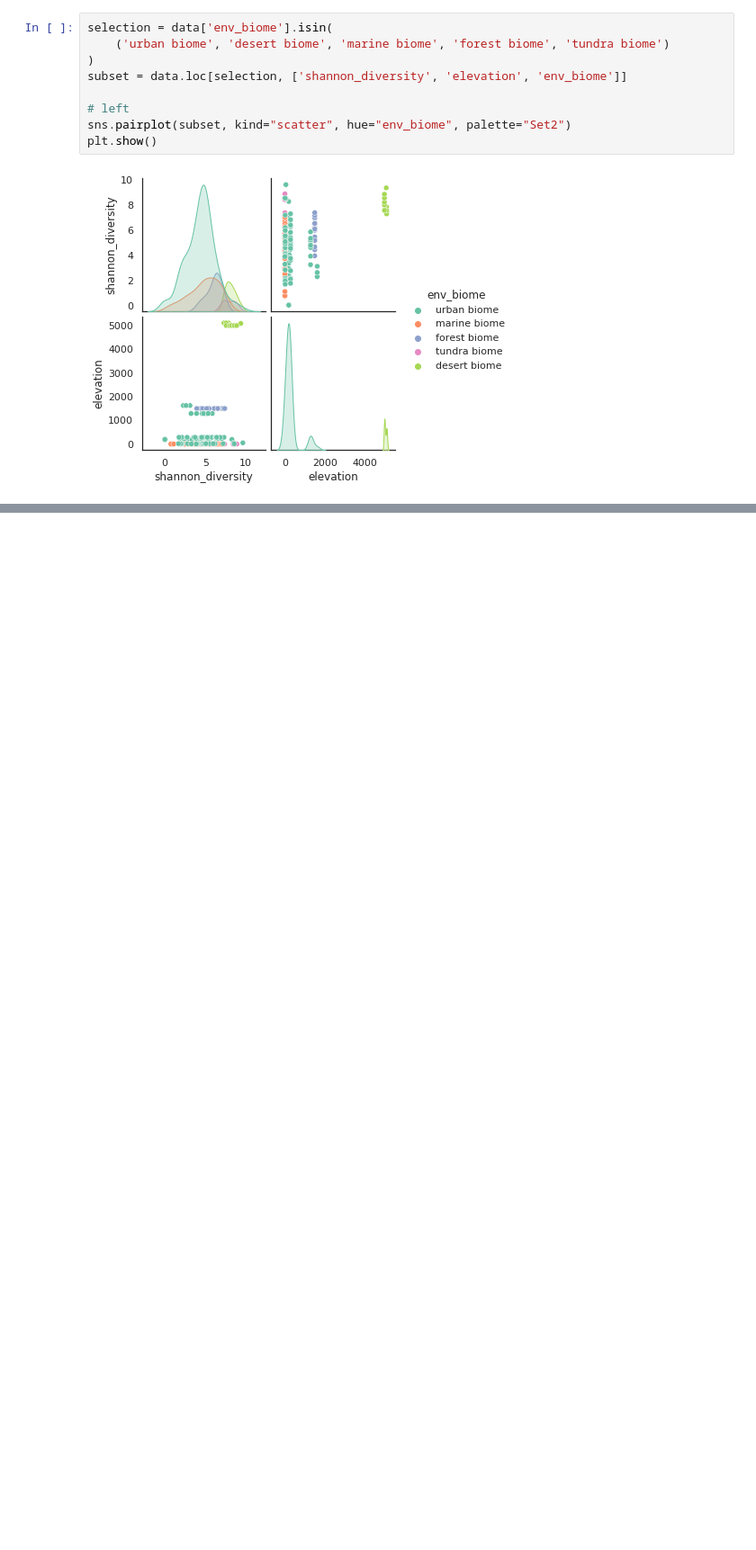
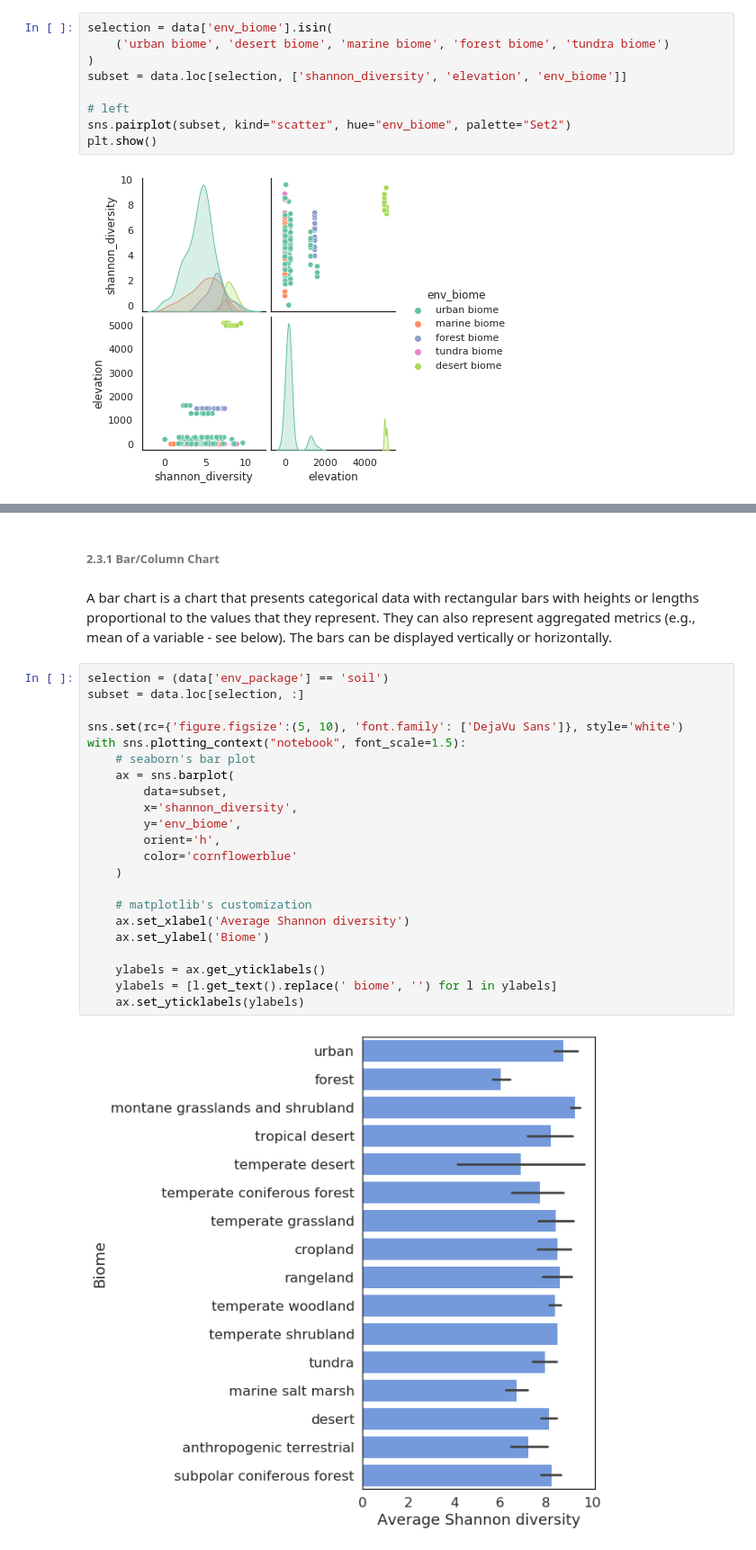
Before and after one commit to fsb-edu/DataVisualizationBook, a Jupyter notebook: DataVis_JB/chapters/chart_types.ipynb, the cells around one changed output, grey strips where cells are left out. Shown at 90% size. Drawn from its saved outputs; the diff is of its cells as text; blank space fills up the shorter version.

Commit message:
Chart types done

```diff
--- a/DataVis_JB/chapters/chart_types.ipynb
+++ b/DataVis_JB/chapters/chart_types.ipynb
@@ -336,0 +342,28 @@ plt.show()
+# %% [markdown]
+###### 2.3.1 Bar/Column Chart
+# %% [markdown]
+A bar chart is a chart that presents categorical data with rectangular bars with heights or lengths proportional to the values that they represent. They can also represent aggregated metrics (e.g., mean of a variable - see below). The bars can be displayed vertically or horizontally.
+# %%
+selection = (data['env_package'] == 'soil')
+subset = data.loc[selection, :]
+
+sns.set(rc={'figure.figsize':(5, 10), 'font.family': ['DejaVu Sans']}, style='white')
+with sns.plotting_context("notebook", font_scale=1.5):
+    # seaborn's bar plot
+    ax = sns.barplot(
+        data=subset,
+        x='shannon_diversity',
+        y='env_biome',
+        orient='h',
+        color='cornflowerblue'
+    )
+
+    # matplotlib's customization
+    ax.set_xlabel('Average Shannon diversity')
+    ax.set_ylabel('Biome')
+
+    ylabels = ax.get_yticklabels()
+    ylabels = [l.get_text().replace(' biome', '') for l in ylabels]
+    ax.set_yticklabels(ylabels)
+# %% [output]
+[figure, added]
```
Also changed, not shown: parts of 13 cells of this notebook, 1 other file.
